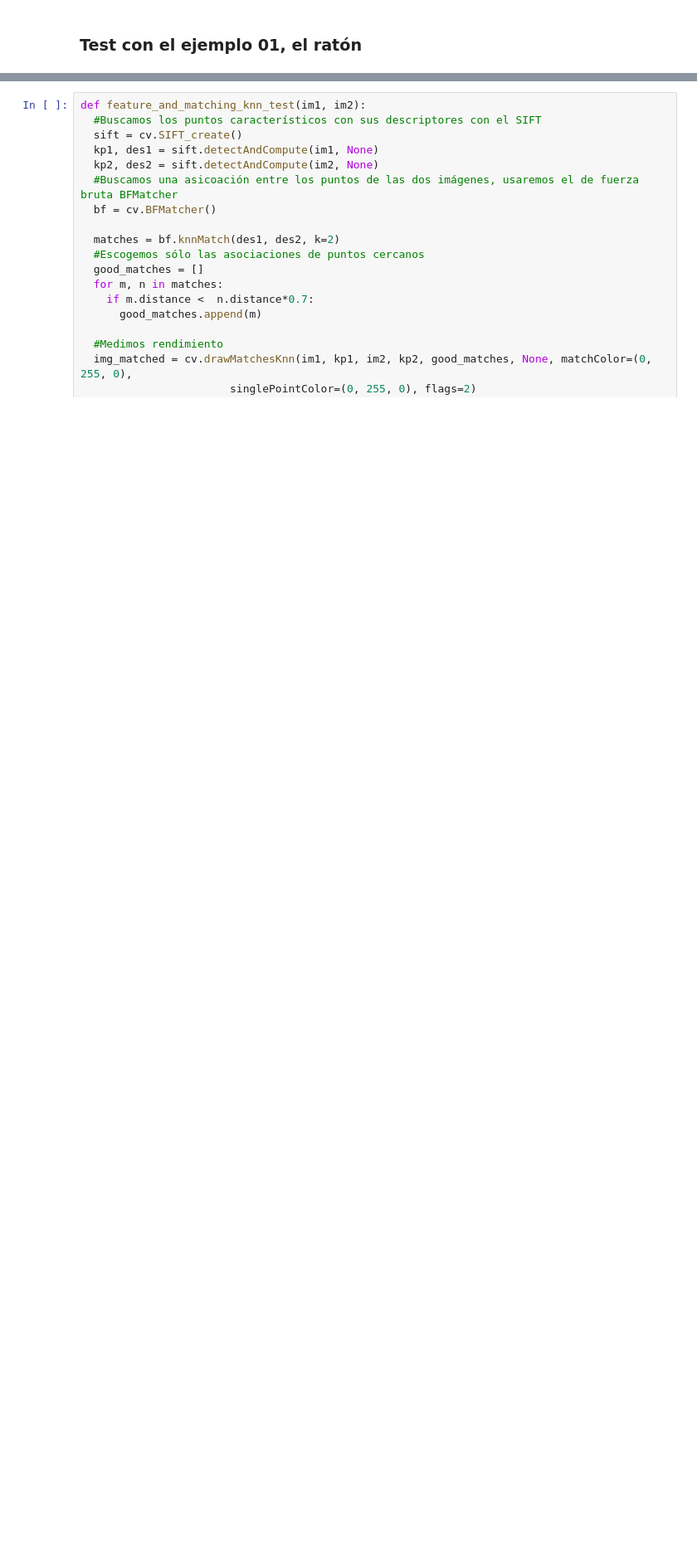
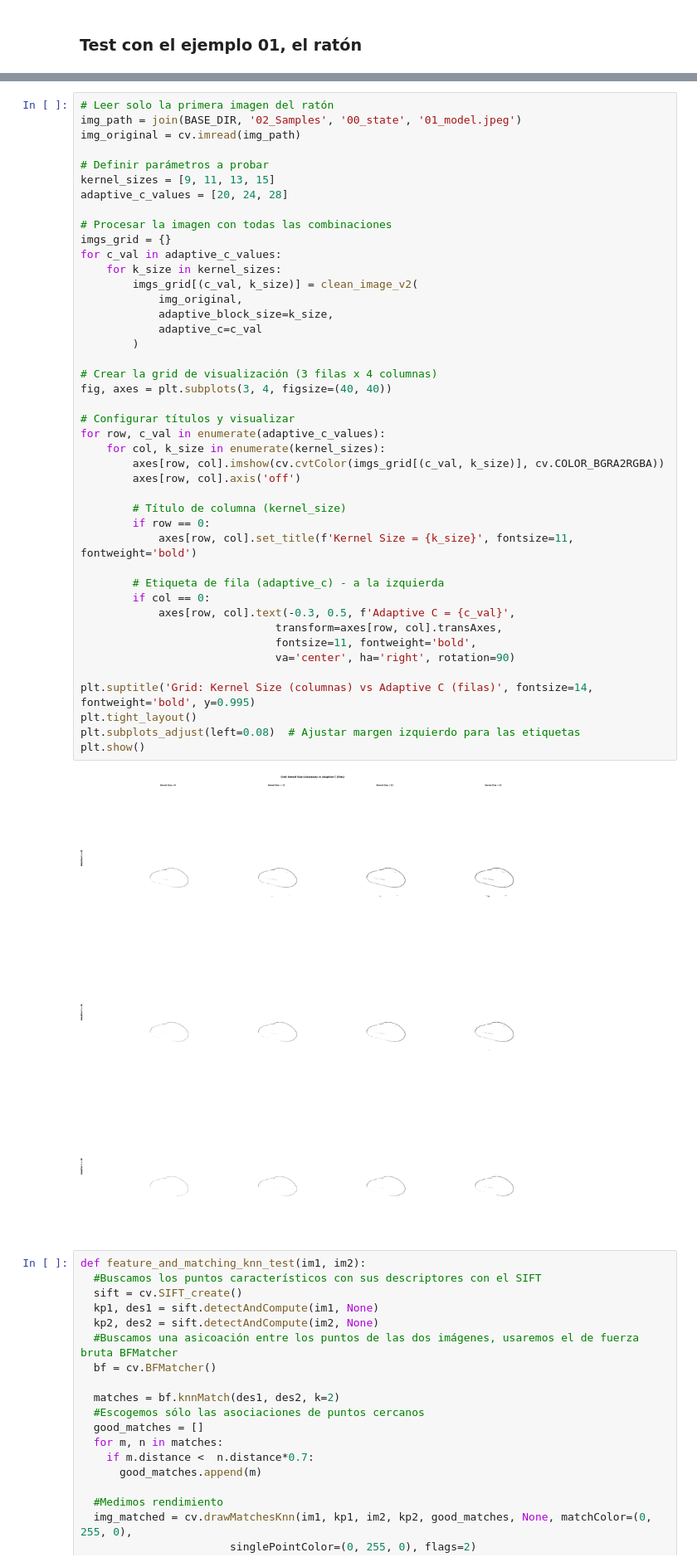
Before and after one commit to ctoribio123/Reconstruccion_3D, a Jupyter notebook: Fotogrametría.ipynb, the cells around one changed output, grey strips where cells are left out. Shown at 83% size. Drawn from its saved outputs; the diff is of its cells as text; blank space fills up the shorter version.

```diff
--- a/Fotogrametría.ipynb
+++ b/Fotogrametría.ipynb
@@ -113,3 +210,48 @@ Procesando imagen 10...
+# %%
+# Leer solo la primera imagen del ratón
+img_path = join(BASE_DIR, '02_Samples', '00_state', '01_model.jpeg')
+img_original = cv.imread(img_path)
+
+# Definir parámetros a probar
+kernel_sizes = [9, 11, 13, 15]
+adaptive_c_values = [20, 24, 28]
+
+# Procesar la imagen con todas las combinaciones
+imgs_grid = {}
+for c_val in adaptive_c_values:
+    for k_size in kernel_sizes:
+        imgs_grid[(c_val, k_size)] = clean_image_v2(
+            img_original,
+            adaptive_block_size=k_size,
+            adaptive_c=c_val
+        )
+
+# Crear la grid de visualización (3 filas x 4 columnas)
+fig, axes = plt.subplots(3, 4, figsize=(40, 40))
+
+# Configurar títulos y visualizar
+for row, c_val in enumerate(adaptive_c_values):
+    for col, k_size in enumerate(kernel_sizes):
+        axes[row, col].imshow(cv.cvtColor(imgs_grid[(c_val, k_size)], cv.COLOR_BGRA2RGBA))
+        axes[row, col].axis('off')
+
+        # Título de columna (kernel_size)
+        if row == 0:
+            axes[row, col].set_title(f'Kernel Size = {k_size}', fontsize=11, fontweight='bold')
+
+        # Etiqueta de fila (adaptive_c) - a la izquierda
+        if col == 0:
+            axes[row, col].text(-0.3, 0.5, f'Adaptive C = {c_val}',
+                              transform=axes[row, col].transAxes,
+                              fontsize=11, fontweight='bold',
+                              va='center', ha='right', rotation=90)
+
+plt.suptitle('Grid: Kernel Size (columnas) vs Adaptive C (filas)', fontsize=14, fontweight='bold', y=0.995)
+plt.tight_layout()
+plt.subplots_adjust(left=0.08)  # Ajustar margen izquierdo para las etiquetas
+plt.show()
+# %% [output]
+[figure, added]
 # %%
 def feature_and_matching_knn_test(im1, im2):
   #Buscamos los puntos característicos con sus descriptores con el SIFT
```
Also changed, not shown: parts of 6 cells of this notebook, 11 other files.
